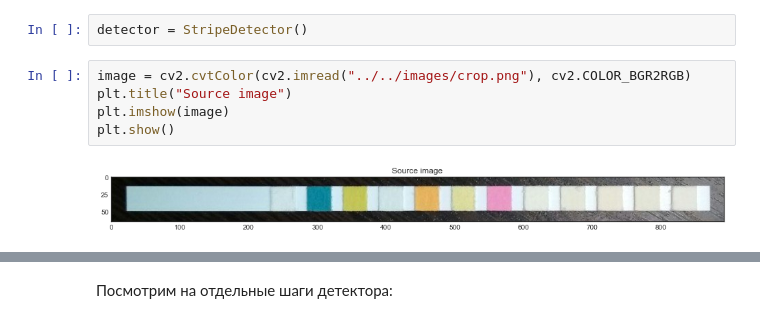
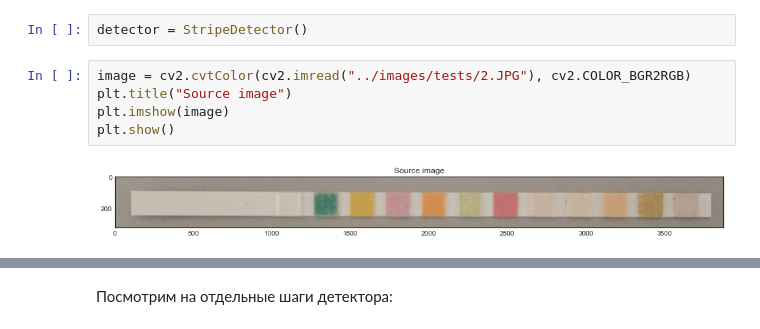
Before and after one commit to lysukhin/urinalysis, a Jupyter notebook: scripts/Pipeline_demo.ipynb, the cells around one changed output, grey strips where cells are left out. Cells and saved outputs as stored; diff of their text form.

```diff
--- a/scripts/Pipeline_demo.ipynb
+++ b/scripts/Pipeline_demo.ipynb
@@ -19,11 +19,11 @@ from stripes.detection import StripeDetector
 # %%
 detector = StripeDetector()
 # %%
-image = cv2.cvtColor(cv2.imread("../../images/crop.png"), cv2.COLOR_BGR2RGB)
+image = cv2.cvtColor(cv2.imread("../images/tests/2.JPG"), cv2.COLOR_BGR2RGB)
 plt.title("Source image")
 plt.imshow(image)
 plt.show()
 # %% [output]
-[figure, old version]
+[figure, new version]
 # %%
 crop = detector.detect(image)
```
Also changed, not shown: parts of 6 cells of this notebook, 11 other files.
